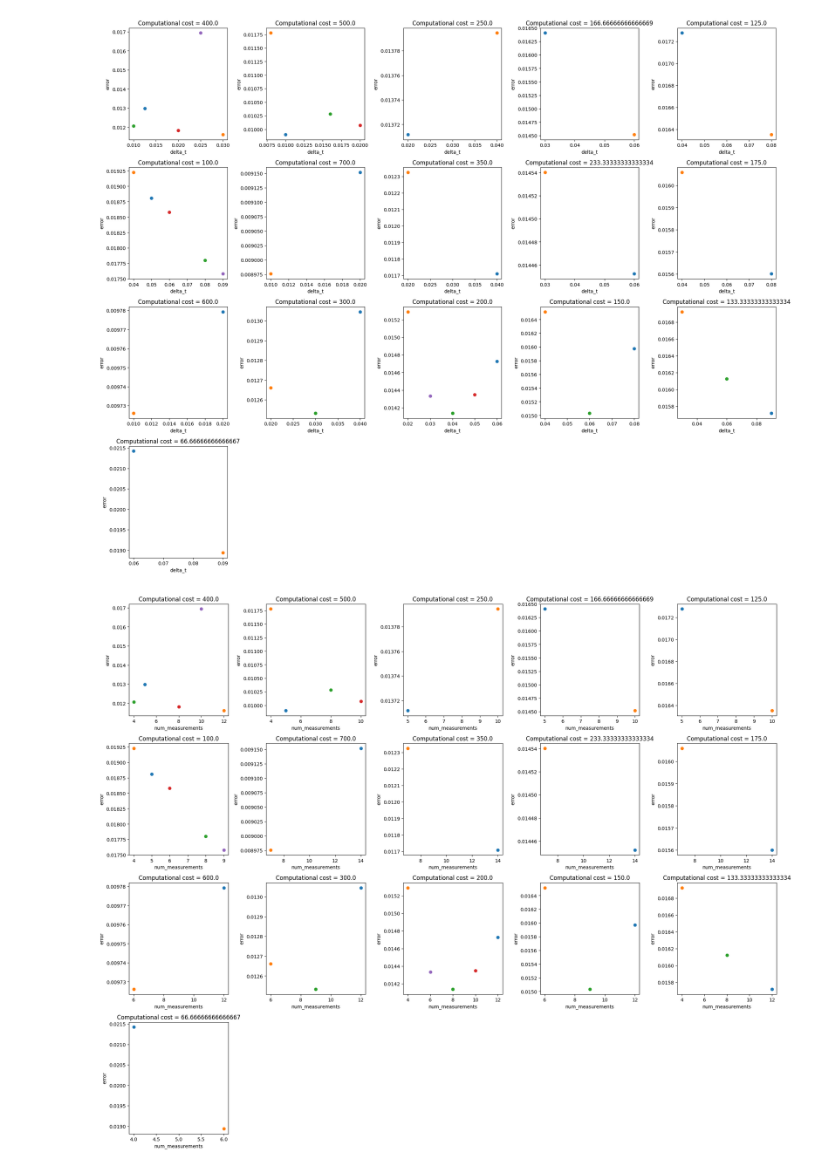
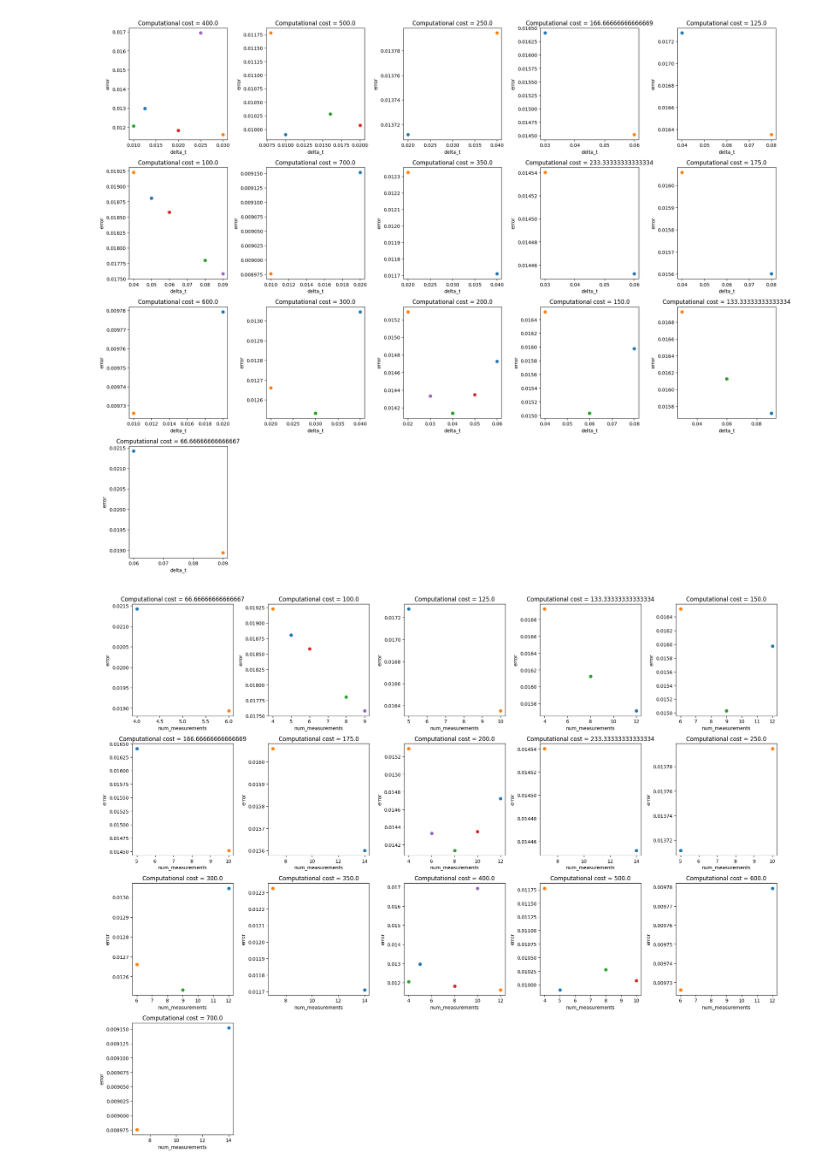
Before and after one commit to 5ean-github/NLSE, a Jupyter notebook: compareDeltaTs.ipynb, the cells around one changed output. Saved outputs shown, nothing was run; the diff lists cells and outputs as text; code cells hidden in the pictures.

Commit message:
reordered the 'error vs num_of_m for a given computational cost' plots to be sorted

```diff
--- a/compareDeltaTs.ipynb
+++ b/compareDeltaTs.ipynb
@@ -60,30 +60,34 @@ plt.show()
 # %%
 # Assuming computational_cost_to_data is a dictionary with the data
 rows, cols = 5, 5
 fig, axs = plt.subplots(rows, cols, figsize=(20, 20))
 
 # Flatten the axs array for easy iteration
 axs = axs.flatten()
 
+# Sort the computational costs
+sorted_costs = sorted(computational_cost_to_data.keys())
+
 idx = 0
-for computational_cost, data in computational_cost_to_data.items():
+for computational_cost in sorted_costs:
+    data = computational_cost_to_data[computational_cost]
     if idx >= rows * cols:
         break  # Stop if we have more data than subplots
     if len(data) < 2:
         continue
     for num_measurements, delta_t, error in data:
         axs[idx].scatter(num_measurements, error)
     axs[idx].set_xlabel('num_measurements')
     axs[idx].set_ylabel('error')
     axs[idx].set_title('Computational cost = {}'.format(computational_cost))
 
     idx += 1
 
 # Hide any unused subplots
 for i in range(idx, rows * cols):
     fig.delaxes(axs[i])
 
 plt.tight_layout()
 plt.show()
 # %% [output]
-[figure, old version]
+[figure, new version]
```
